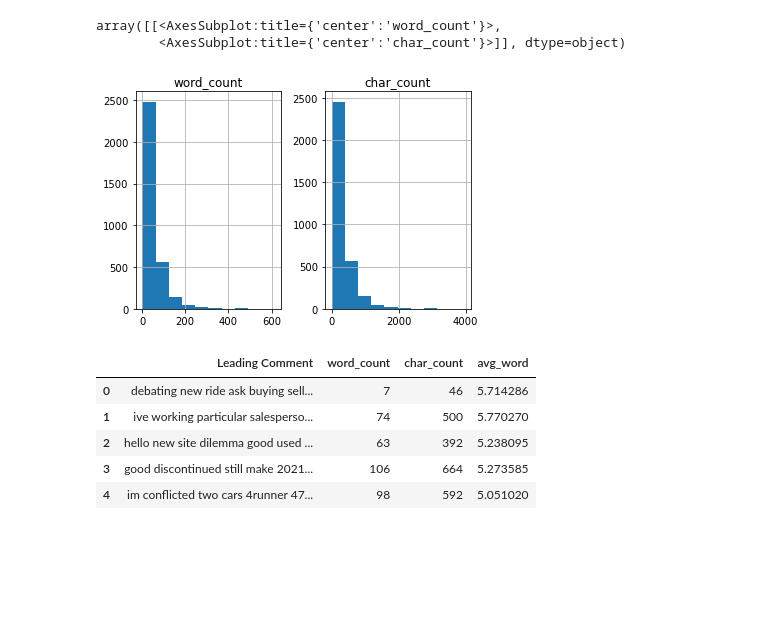
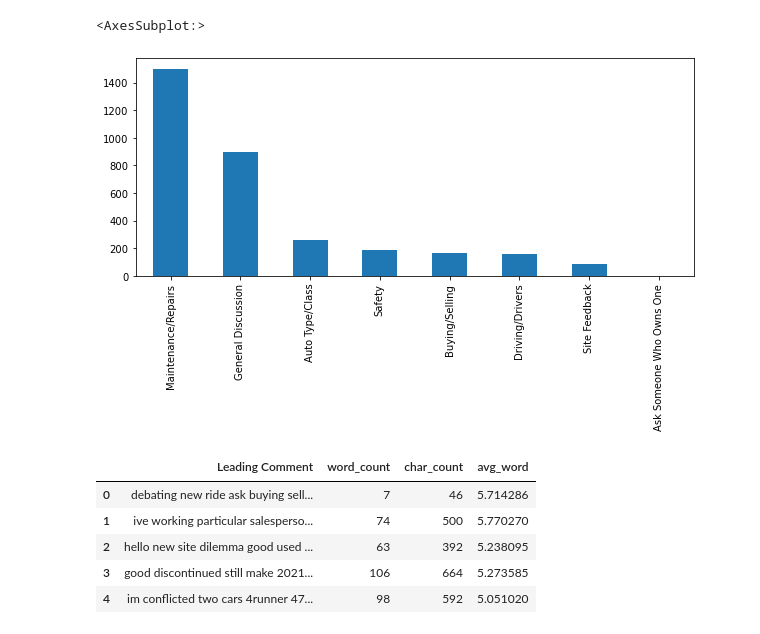
Before and after one commit to JeffreyW2468/Cartalk_EDA, a Jupyter notebook: Data-Visualization.ipynb, the cells around one changed output. Cells and saved outputs as stored; diff of their text form; code cells hidden in the pictures; blank space fills up the shorter version.

Commit message:
data modeling and data-visualiation revisions

```diff
--- a/Data-Visualization.ipynb
+++ b/Data-Visualization.ipynb
@@ -14,39 +14,46 @@ from sklearn.model_selection import train_test_split
 from sklearn.feature_extraction.text import CountVectorizer
 from sklearn.feature_extraction.text import TfidfVectorizer
 from sklearn.metrics import accuracy_score, confusion_matrix
 import matplotlib.pyplot as plt
 from nltk.corpus import stopwords
 import re
 from bs4 import BeautifulSoup
 from textblob import TextBlob #for spelling correction
 from textblob import Word
 from nltk.stem import PorterStemmer #removes suffices i.e. "ing", "ly", "s" etc
-
-data = pd.read_csv('/Users/jeff/Documents/ML2/combined_csv.csv') #change in accordance to whatever path you have for your csv in your filesystem
+stop = stopwords.words('english')
+data = pd.read_csv('/Users/jeff/Documents/Cartalk_eda/combined_csv.csv') #change in accordance to whatever path you have for your csv in your filesystem
 # print(data.shape) #prints row and column quantity in that order
 data = data[[ 'Unnamed: 0', 'Topic Title', 'Category', 'Tags', 'Commenters',
         'Leading Comment', 'Other Comments', 'Likes', 'Views']]
 
 #cleaning data
 data.dropna(inplace=True)
 data.isnull().sum()
 data['Leading Comment'][:5].apply(lambda x: str(TextBlob(x).correct())) #applies textual corrections to the first 5 rows
 data['Leading Comment'] = data['Leading Comment'].apply(lambda x: " ".join(x.lower() for x in x.split())) #applies lowercase to all words
 data['Leading Comment'] = data['Leading Comment'].str.replace('[^\w\s]','')
 data['Leading Comment'] = data['Leading Comment'].apply(lambda x: " ".join(x for x in x.split() if x not in stop))
+# for i in range(len(data['Leading Comment'])):
+#             data['Leading Comment'][i] = " ".join([word for word in data['Leading Comment'][i].split()
+#                                         if 'http' not in word and '@' not in word and '<' not in word])
 
 # data['Likes']=data.apply(lambda x: x['Likes']+3,axis=1)
 
 data.drop(columns = ['Unnamed: 0', 'Commenters'], inplace = True)
 data['word_count']=data['Leading Comment'].apply(lambda x: len(str(x).split(" ")))
 data['char_count']=data['Leading Comment'].str.len()
 data[['Leading Comment', 'word_count', 'char_count']].head()
 
-data.hist()
+# data['Category'].unique()
+# my_categories = ['Buying/Selling', 'Safety', 'Driving/Drivers', 'Site Feedback',
+#        'Auto Type/Class', 'Maintenance/Repairs', 'General Discussion',
+#        'Ask Someone Who Owns One']
+# plt.figure(figsize=(10,4))
+# data.Category.value_counts().plot(kind='bar') #unbalanced data
 # %% [output]
-array([[<AxesSubplot:title={'center':'word_count'}>,
-        <AxesSubplot:title={'center':'char_count'}>]], dtype=object)
+<AxesSubplot:>
-[figure, old version]
+[figure, new version]
 # %%
 def avg_word(sentence):
     words = sentence.split()
```
Also changed, not shown: parts of 1 cell of this notebook, 1 other file.
